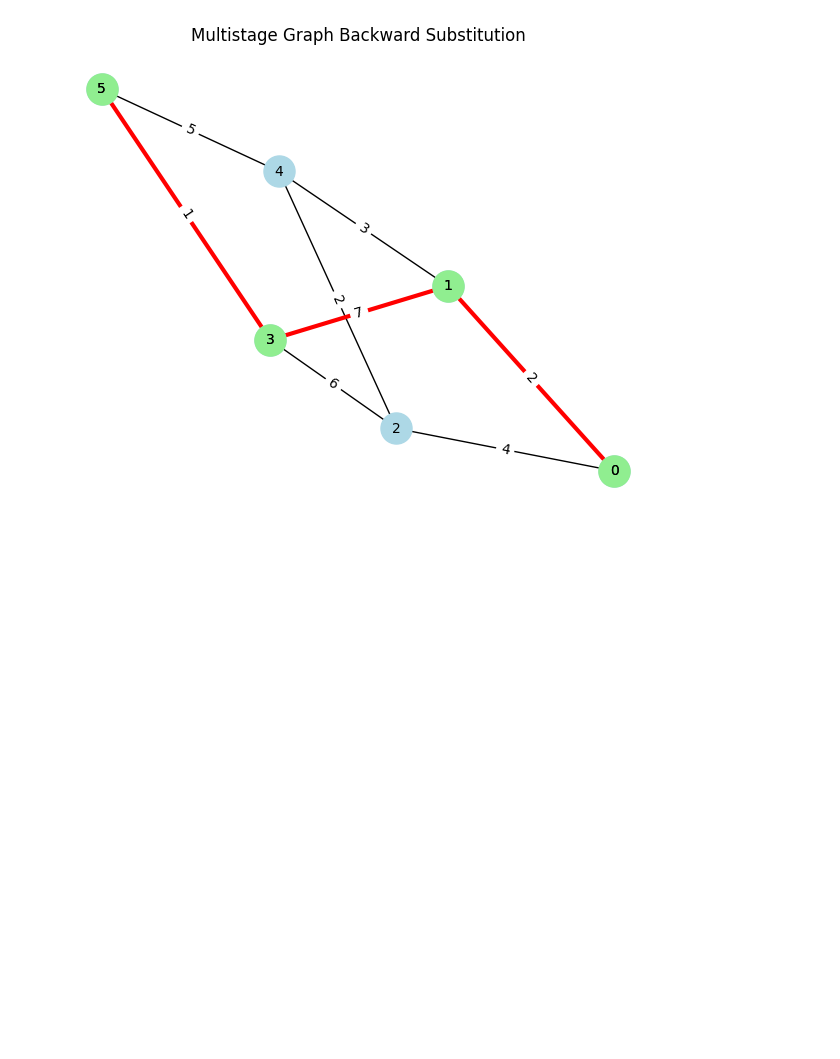
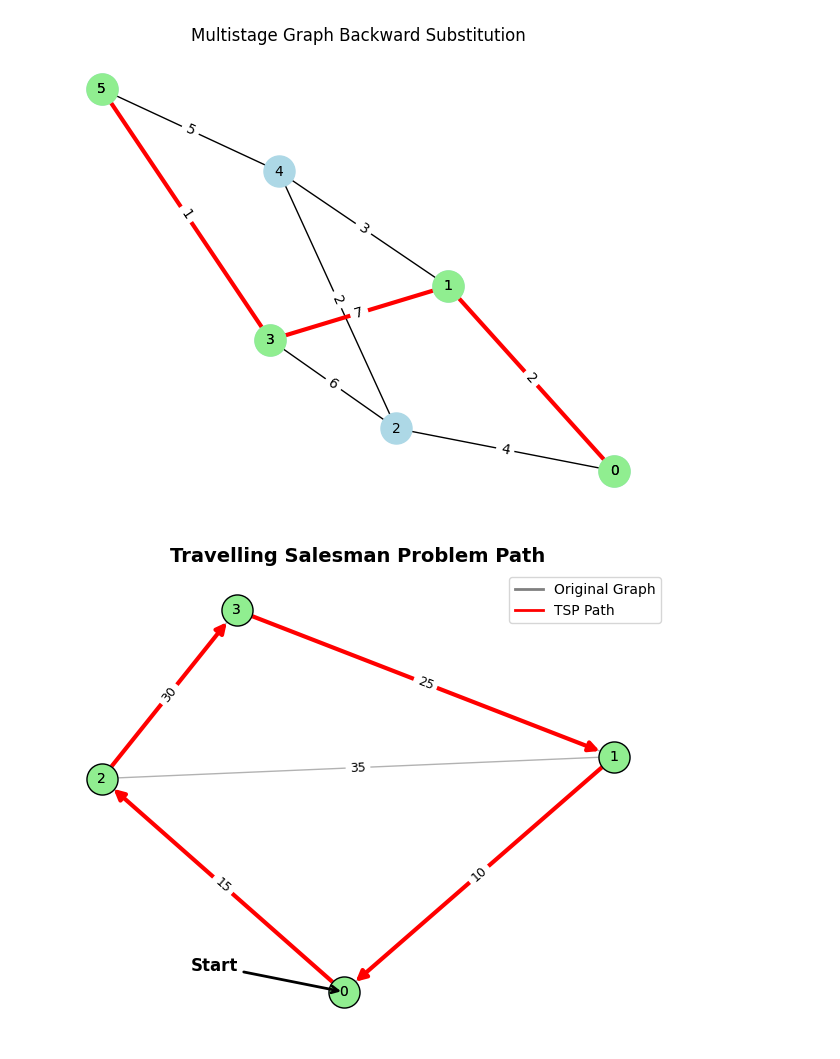
Before and after one commit to Nidhiverma04/ADA, a Jupyter notebook: LAB_7/multi_stage_plots.ipynb, the cells around one changed output. Drawn from its saved outputs; the diff is of its cells as text; code cells hidden in the pictures; blank space fills up the shorter version.

```diff
--- a/LAB_7/multi_stage_plots.ipynb
+++ b/LAB_7/multi_stage_plots.ipynb
@@ -66,7 +66,8 @@ edges = [
     (1, 3, 4),
     (1, 4, 1),
     (2, 3, 1),
-    (2, 4, 5),    (3, 4, 2)
+    (2, 4, 5),
+    (3, 4, 2)
 ]
 
 edges_msg = [
@@ -188,3 +189,64 @@ n = 6
 plot_mst(edges, n, edges_msg)
 # %% [output]
 [figure]
+# %%
+import networkx as nx
+import matplotlib.pyplot as plt
+from matplotlib.lines import Line2D
+
+def plot_mst(edges, n, edges_msg):
+    G = nx.Graph()
+    G.add_weighted_edges_from(edges)
+
+    G1 = nx.DiGraph()
+    G1.add_weighted_edges_from(edges_msg)
+
+    pos = nx.spring_layout(G)
+
+    plt.figure(figsize=(8, 6))
+    plt.title("Travelling Salesman Problem Path", fontsize=14, fontweight='bold')
+
+
+    nx.draw(G, pos, with_labels=True, node_color='lightblue', node_size=500, font_size=10, edge_color='gray', alpha=0.6)
+
+
+    nx.draw(G1, pos, with_labels=True, node_color='lightgreen', node_size=500, font_size=10, edge_color='red', width=3,
+            edgecolors="black", arrows=True, arrowstyle="-|>", arrowsize=15)
+
+
+    edge_labels = {(u, v): w for u, v, w in edges}
+    nx.draw_networkx_edge_labels(G, pos, edge_labels=edge_labels, font_size=9)
+
+    plt.annotate("Start",
+                 xy=pos[0], xycoords='data',
+                 xytext=(pos[0][0] - 0.2, pos[0][1] + 0.1),
+                 textcoords='data',
+                 arrowprops=dict(arrowstyle="->", color="black", lw=2),
+                 fontsize=12, fontweight='bold', color="black")
+
+    edge_handle = Line2D([0], [0], color='red', lw=2, label="TSP Path")
+    original_handle = Line2D([0], [0], color='gray', lw=2, label="Original Graph")
+
+    plt.legend(handles=[original_handle, edge_handle], loc="upper right")
+    plt.show()
+
+edges = [
+    (0, 1, 10),
+    (0, 2, 15),
+    (1, 3, 20),
+    (1, 2, 35),
+    (1, 3, 25),
+    (2, 3, 30)
+]
+
+edges_msg = [
+    (0, 2, 15),
+    (2, 3, 30),
+    (3, 1, 20),
+    (1, 0, 10)
+]
+n = 4
+
+plot_mst(edges, n, edges_msg)
+# %% [output]
+[figure, added]
```
Also changed, not shown: 19 other files.
